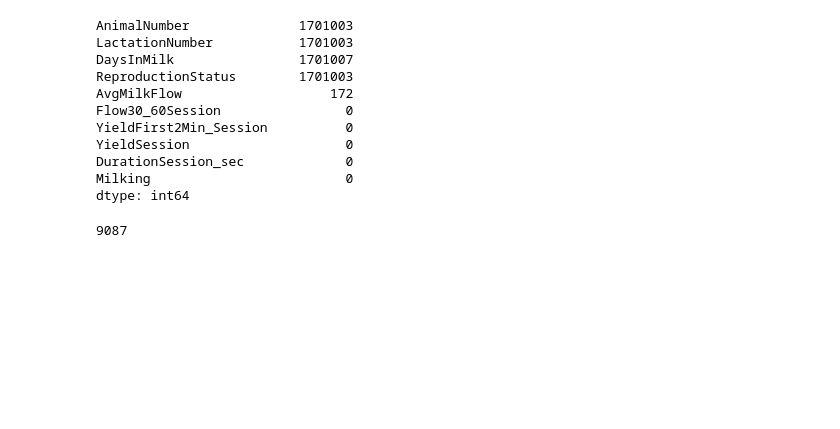
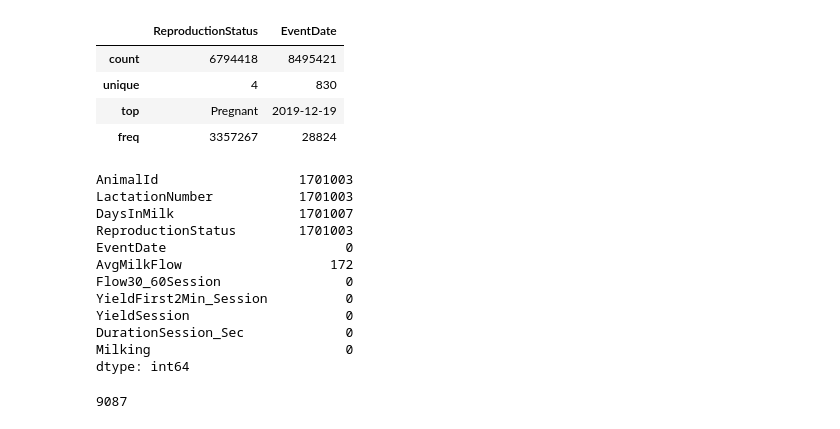
Before and after one commit to muyuanlidvm/ANSC-6040-Project-1, a Jupyter notebook: ANSC6040Project1_ML.ipynb, the cells around one changed output. Cells and saved outputs as stored; diff of their text form; code cells hidden in the pictures; blank space fills up the shorter version.

```diff
--- a/ANSC6040Project1_ML.ipynb
+++ b/ANSC6040Project1_ML.ipynb
@@ -81,16 +85,26 @@ data.describe()
+# %%
+# Checking ReproductionStatus and EventDate
+df.describe(include="object")
+# %% [output]
+|  | ReproductionStatus | EventDate |
+| count | 6794418 | 8495421 |
+| unique | 4 | 830 |
+| top | Pregnant | 2019-12-19 |
+| freq | 3357267 | 28824 |
 # %%
 # Missing data check
-data.isnull().sum()
+df.isnull().sum()
 # %% [output]
-AnimalNumber              1701003
+AnimalId                  1701003
 LactationNumber           1701003
 DaysInMilk                1701007
 ReproductionStatus        1701003
+EventDate                       0
 AvgMilkFlow                   172
 Flow30_60Session                0
 YieldFirst2Min_Session          0
 YieldSession                    0
-DurationSession_sec             0
+DurationSession_Sec             0
 Milking                         0
 dtype: int64
 # %%
```
Also changed, not shown: parts of 25 cells of this notebook, 1 other file.
